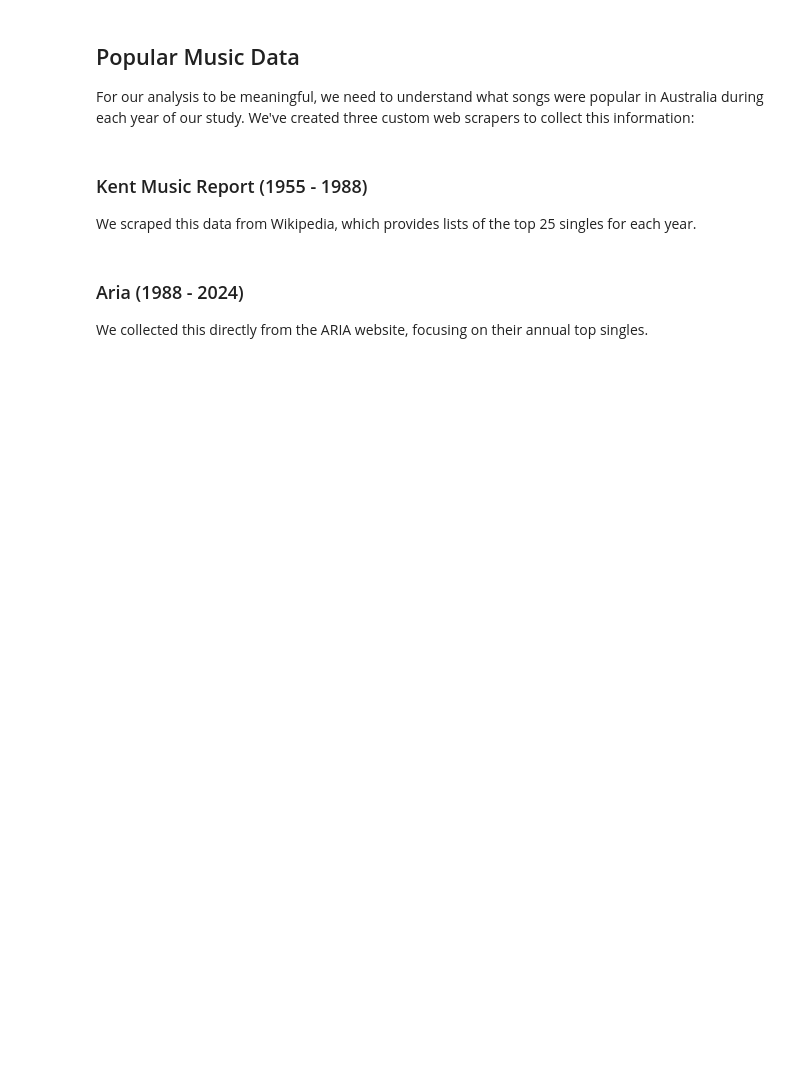
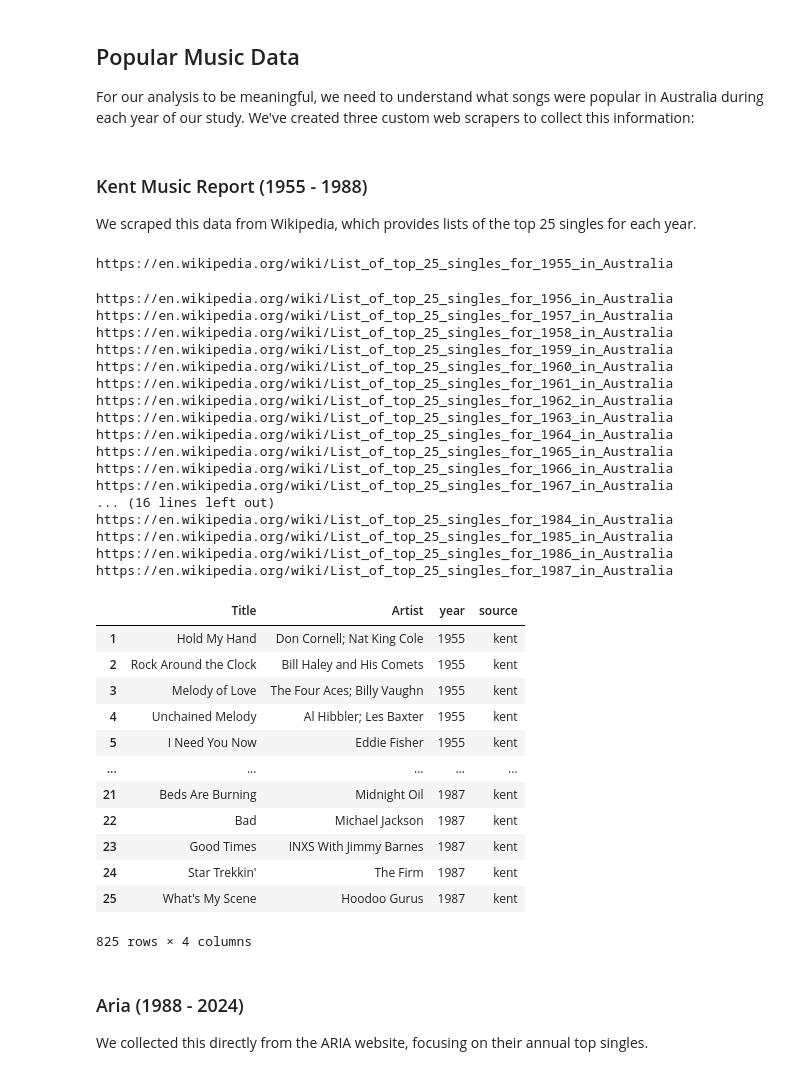
Before and after one commit to steebus/smoke_signals, a Jupyter notebook: smoke_signals.ipynb, the cells around one changed output. Saved outputs shown, nothing was run; the diff lists cells and outputs as text; code cells hidden in the pictures; blank space fills up the shorter version.

```diff
--- a/smoke_signals.ipynb
+++ b/smoke_signals.ipynb
@@ -179,24 +188,56 @@ We scraped this data from Wikipedia, which provides lists of the top 25 singles
 # %%
 
 kent = pd.DataFrame(columns=['Title','Artist','year'])
 
 for year in range(1955,1988,1):
     page = "https://en.wikipedia.org/wiki/List_of_top_25_singles_for_" + str(year) + "_in_Australia"
     print(page)
     page = requests.get(page)
     soup = BeautifulSoup(page.text,'lxml')
 
     song_table = soup.find('table',{'class':'wikitable sortable'})
     df = pd.read_html(StringIO(str(song_table)),index_col='#')[0] # read the table into a dataframe
     df['year'] = year # record the year
     df['source'] = "kent"
     df.index = df.index.astype(int) # convert index to int
     df.Title = df.Title.str[1:-1] # Remove quotations
 
-    kent = pd.concat([kent,df[['Title','Artist','year']]],axis=0)
+    kent = pd.concat([kent,df[['Title','Artist','year','source']]],axis=0)
 
-kent.to_csv("kent.csv",index=False) # save a backup of the data
+kent.to_csv("data/kent.csv",index=False) # save a backup of the data
 display(kent)
+# %% [output]
+https://en.wikipedia.org/wiki/List_of_top_25_singles_for_1955_in_Australia
+https://en.wikipedia.org/wiki/List_of_top_25_singles_for_1956_in_Australia
+https://en.wikipedia.org/wiki/List_of_top_25_singles_for_1957_in_Australia
+https://en.wikipedia.org/wiki/List_of_top_25_singles_for_1958_in_Australia
+https://en.wikipedia.org/wiki/List_of_top_25_singles_for_1959_in_Australia
+https://en.wikipedia.org/wiki/List_of_top_25_singles_for_1960_in_Australia
+https://en.wikipedia.org/wiki/List_of_top_25_singles_for_1961_in_Australia
+https://en.wikipedia.org/wiki/List_of_top_25_singles_for_1962_in_Australia
+https://en.wikipedia.org/wiki/List_of_top_25_singles_for_1963_in_Australia
+https://en.wikipedia.org/wiki/List_of_top_25_singles_for_1964_in_Australia
+https://en.wikipedia.org/wiki/List_of_top_25_singles_for_1965_in_Australia
+https://en.wikipedia.org/wiki/List_of_top_25_singles_for_1966_in_Australia
+https://en.wikipedia.org/wiki/List_of_top_25_singles_for_1967_in_Australia
+... (16 lines left out)
+https://en.wikipedia.org/wiki/List_of_top_25_singles_for_1984_in_Australia
+https://en.wikipedia.org/wiki/List_of_top_25_singles_for_1985_in_Australia
+https://en.wikipedia.org/wiki/List_of_top_25_singles_for_1986_in_Australia
+https://en.wikipedia.org/wiki/List_of_top_25_singles_for_1987_in_Australia
+|  | Title | Artist | year | source |
+| 1 | Hold My Hand | Don Cornell; Nat King Cole | 1955 | kent |
+| 2 | Rock Around the Clock | Bill Haley and His Comets | 1955 | kent |
+| 3 | Melody of Love | The Four Aces; Billy Vaughn | 1955 | kent |
+| 4 | Unchained Melody | Al Hibbler; Les Baxter | 1955 | kent |
+| 5 | I Need You Now | Eddie Fisher | 1955 | kent |
+| ... | ... | ... | ... | ... |
+| 21 | Beds Are Burning | Midnight Oil | 1987 | kent |
+| 22 | Bad | Michael Jackson | 1987 | kent |
+| 23 | Good Times | INXS With Jimmy Barnes | 1987 | kent |
+| 24 | Star Trekkin' | The Firm | 1987 | kent |
+| 25 | What's My Scene | Hoodoo Gurus | 1987 | kent |
+825 rows × 4 columns
 # %% [markdown]
 ### Aria (1988 - 2024)
 We collected this directly from the ARIA website, focusing on their annual top singles.
```
Also changed, not shown: parts of 10 cells of this notebook.
